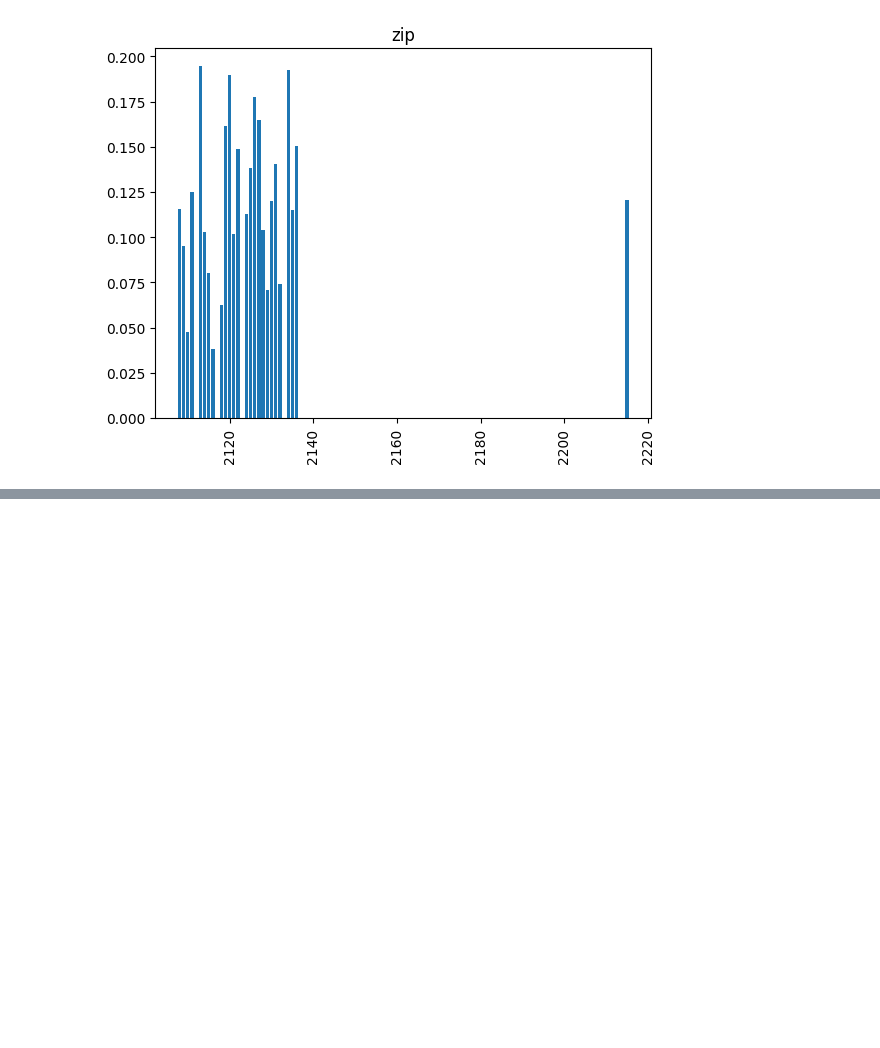
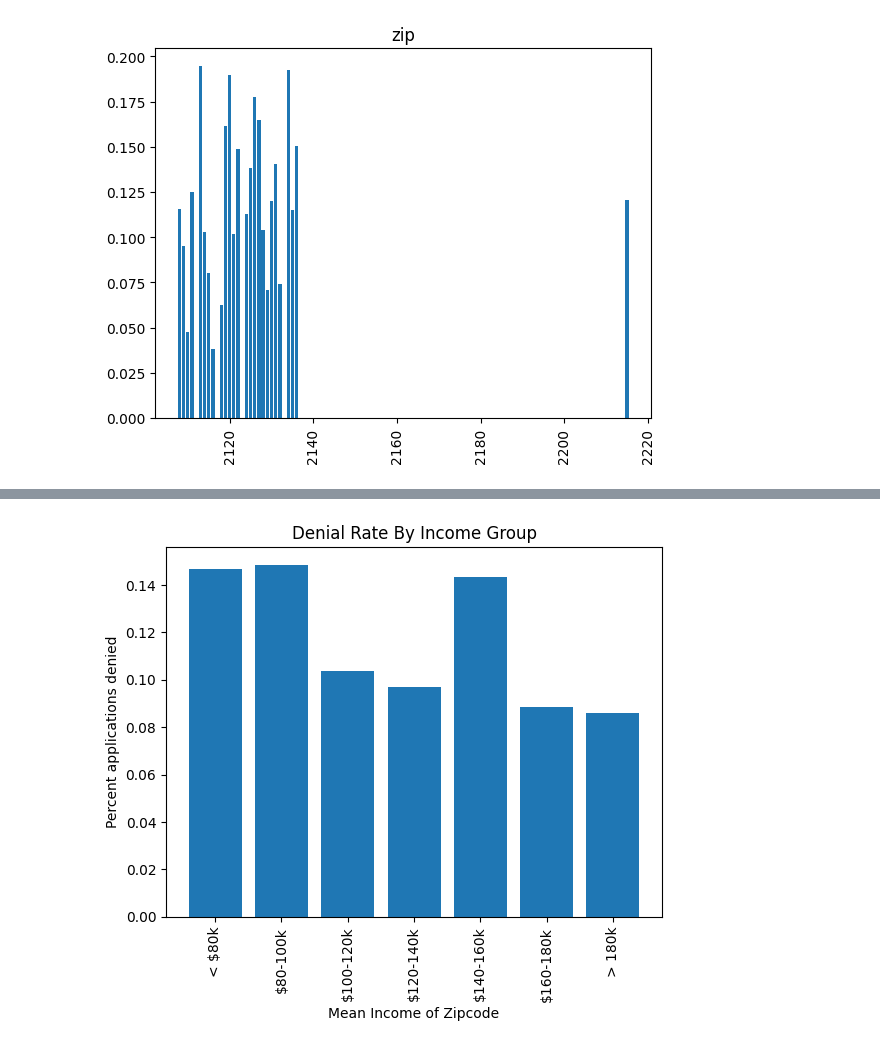
Before and after one commit to BU-Spark/ds-boston-permitting, a Jupyter notebook: fa23-team-f/workbooks/timevdo_workbook.ipynb, the cells around one changed output, grey strips where cells are left out. Cells and saved outputs as stored; diff of their text form; code cells hidden in the pictures; blank space fills up the shorter version.

```diff
--- a/fa23-team-f/workbooks/timevdo_workbook.ipynb
+++ b/fa23-team-f/workbooks/timevdo_workbook.ipynb
@@ -71,0 +118,31 @@ count_labels_norm(denied_df, "zip")
+# %%
+bins = [list() for _ in range(7)]
+bin_labels = ["< $80k", "$80-100k", "$100-120k", "$120-140k", "$140-160k", "$160-180k", "> 180k"]
+
+for i, income in enumerate(x_vals):
+    if income < 80_000:
+        bins[0].append(y_vals[i])
+    elif income < 100_000:
+        bins[1].append(y_vals[i])
+    elif income < 120_000:
+        bins[2].append(y_vals[i])
+    elif income < 140_000:
+        bins[3].append(y_vals[i])
+    elif income < 160_000:
+        bins[4].append(y_vals[i])
+    elif income < 180_000:
+        bins[5].append(y_vals[i])
+    else:
+        bins[6].append(y_vals[i])
+
+for i, bin in enumerate(bins):
+    bins[i] = np.mean(bin)
+# %%
+plt.title("Denial Rate By Income Group")
+plt.ylabel("Percent applications denied")
+plt.xlabel("Mean Income of Zipcode")
+plt.bar(bin_labels, bins)
+plt.xticks(rotation = 90)
+plt.show()
+# %% [output]
+[figure, added]
```
Also changed, not shown: parts of 6 cells of this notebook.
